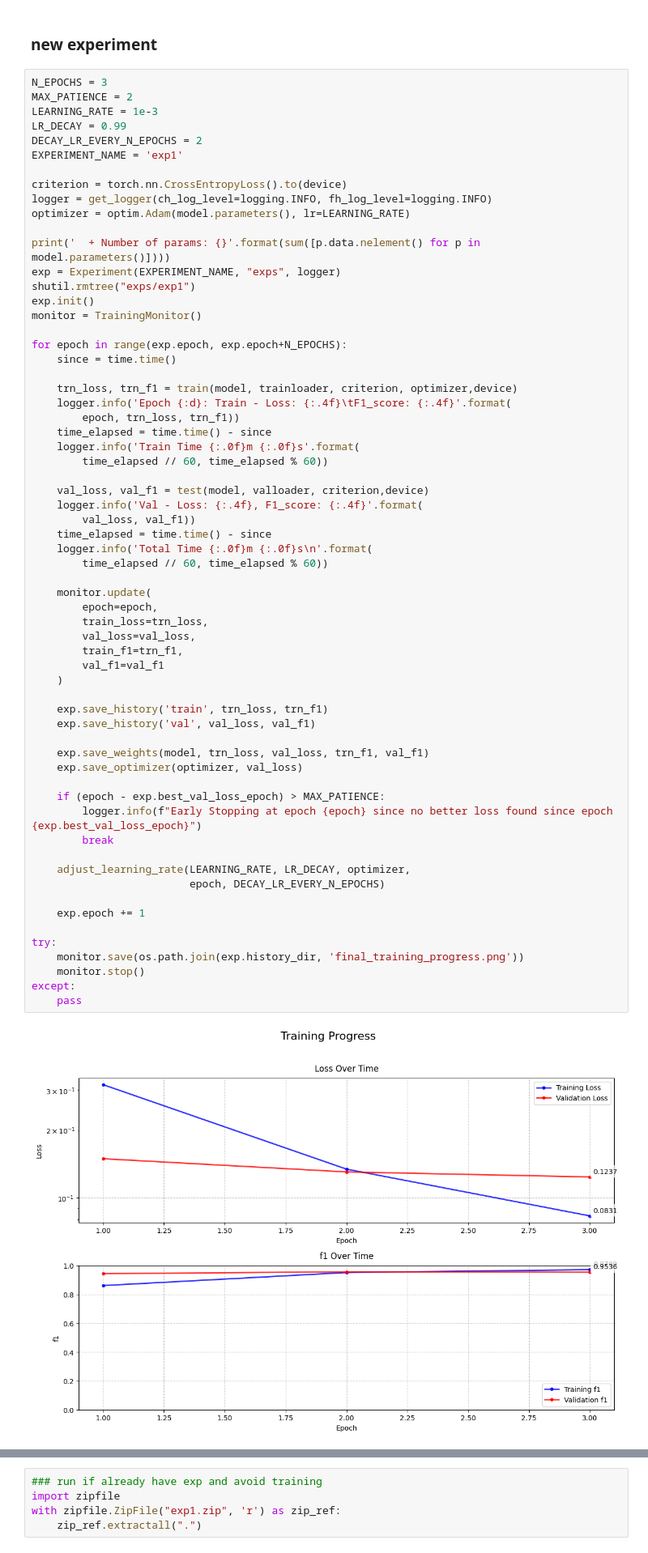
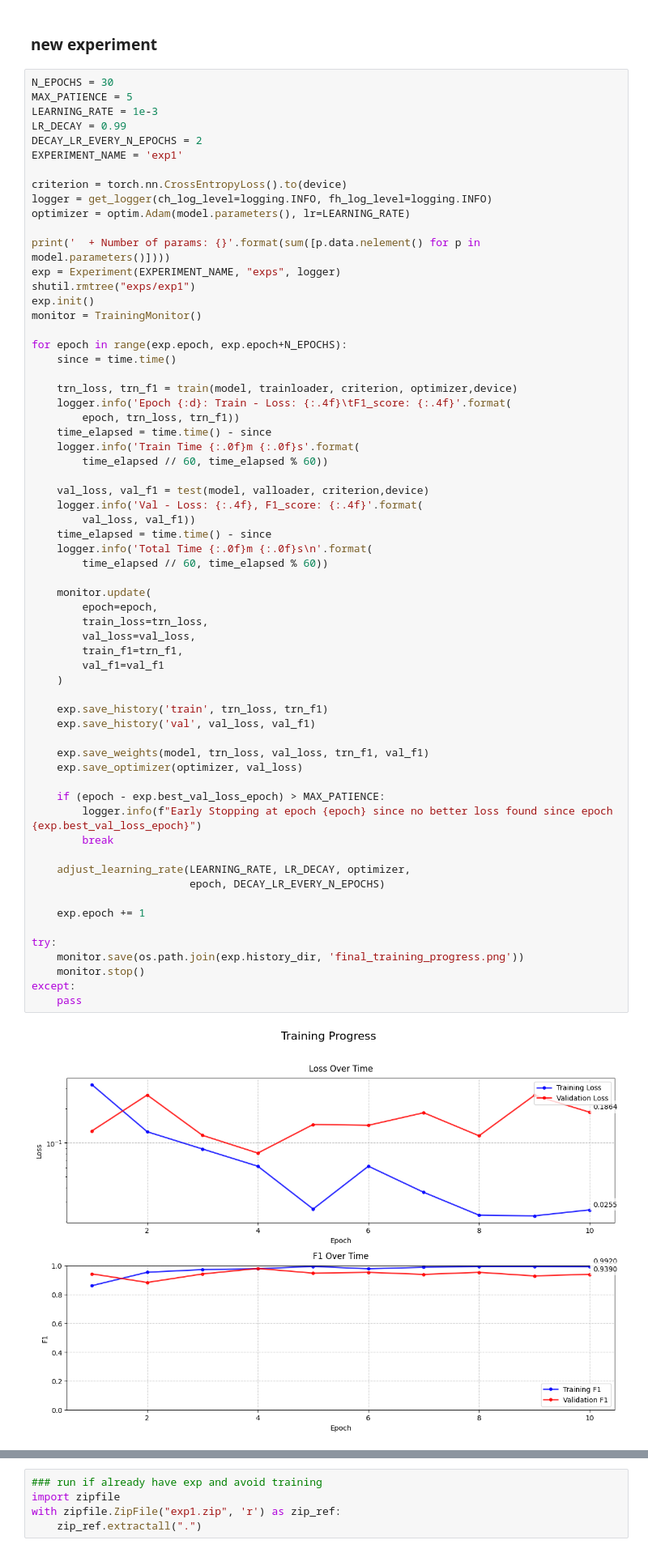
Before and after one commit to Giovannicus/GreenTech-AI, a Jupyter notebook: main.ipynb, the cells around one changed output, grey strips where cells are left out. Shown: that part at 81% size. Drawn from its saved outputs; the diff is of its cells as text.

```diff
--- a/main.ipynb
+++ b/main.ipynb
@@ -287,8 +284,8 @@ def manual_one_hot(tensor, num_classes=None):
 # %% [markdown]
 ### new experiment
 # %%
-N_EPOCHS = 3
-MAX_PATIENCE = 2
+N_EPOCHS = 30
+MAX_PATIENCE = 5
 LEARNING_RATE = 1e-3
 LR_DECAY = 0.99
 DECAY_LR_EVERY_N_EPOCHS = 2
@@ -323,31 +320,31 @@ for epoch in range(exp.epoch, exp.epoch+N_EPOCHS):
 
     monitor.update(
         epoch=epoch,
         train_loss=trn_loss,
         val_loss=val_loss,
         train_f1=trn_f1,
         val_f1=val_f1
     )
 
     exp.save_history('train', trn_loss, trn_f1)
     exp.save_history('val', val_loss, val_f1)
 
     exp.save_weights(model, trn_loss, val_loss, trn_f1, val_f1)
     exp.save_optimizer(optimizer, val_loss)
 
     if (epoch - exp.best_val_loss_epoch) > MAX_PATIENCE:
         logger.info(f"Early Stopping at epoch {epoch} since no better loss found since epoch {exp.best_val_loss_epoch}")
         break
 
     adjust_learning_rate(LEARNING_RATE, LR_DECAY, optimizer,
                          epoch, DECAY_LR_EVERY_N_EPOCHS)
 
     exp.epoch += 1
 
 try:
     monitor.save(os.path.join(exp.history_dir, 'final_training_progress.png'))
     monitor.stop()
 except:
     pass
 # %% [output]
-[figure, old version]
+[figure, new version]
```
Also changed, not shown: parts of 5 cells of this notebook, 14 other files.
